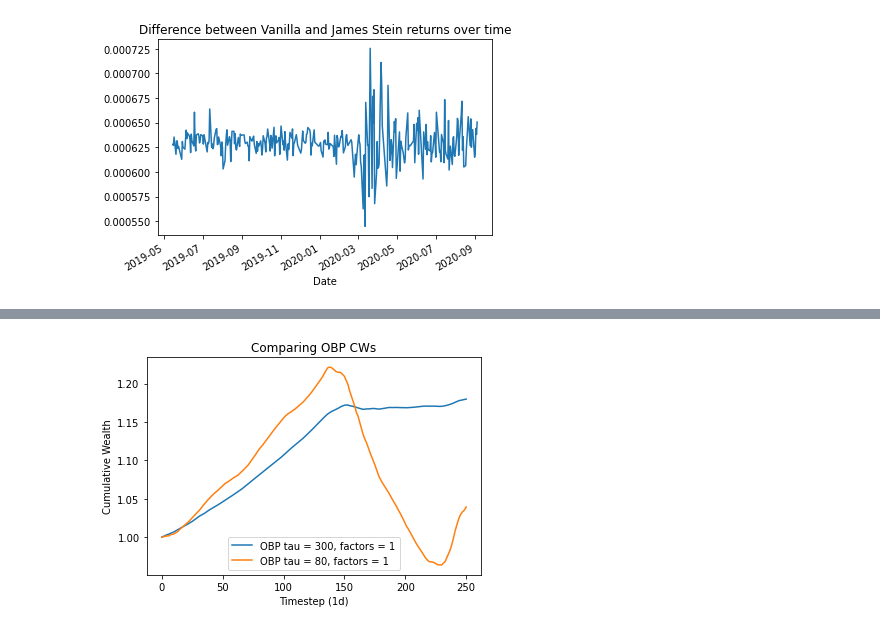
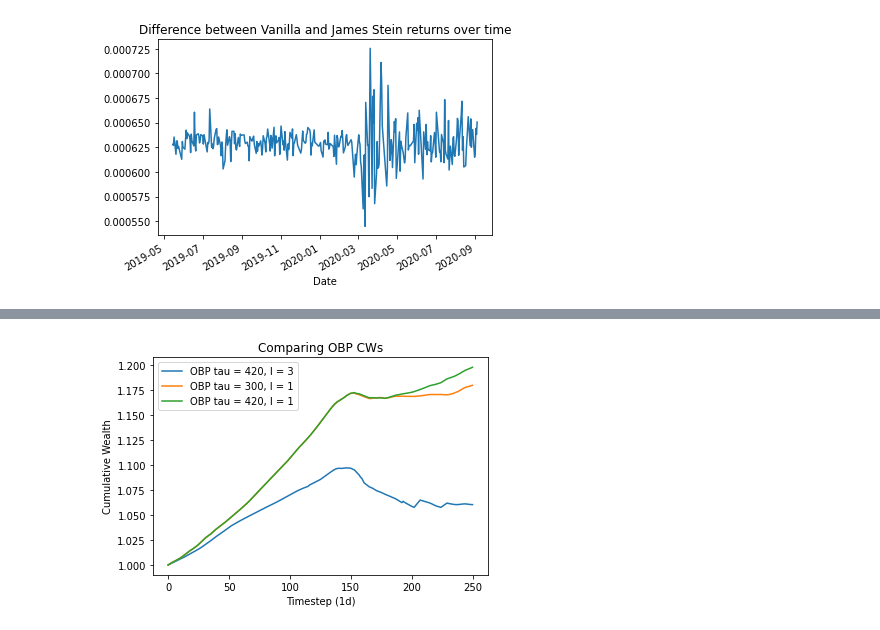
Before and after one commit to eptrn/Bandit-Algorithms, a Jupyter notebook: Bandit Orthogonal Portfolio.ipynb, the cells around one changed output, grey strips where cells are left out. Drawn from its saved outputs; the diff is of its cells as text; code cells hidden in the pictures.

```diff
--- a/Bandit Orthogonal Portfolio.ipynb
+++ b/Bandit Orthogonal Portfolio.ipynb
@@ -119,16 +120,0 @@ m = 250
-# %%
-# do the same as in the cell below but add a for loop for possible different values of l and save the l that yields the best Sharpe Ratio
-for l_t in range(1,n_assets):
-    SR_l = []
-    returns,returnsEW,CW_OBP,CW_EW,weights,choices_inf,choices_sup = run_obp(
-    interval=interval,tau=tau,l=l_t,m=m,
-    hist_start_time=hist_start_time,hist_end_time=hist_end_time,trade_start_time=trade_start_time,tickers=tickers)
-    mean_returns_obp = np.mean(returns)
-    std_obp = np.std(returns)
-    SR_obp = mean_returns_obp/std_obp
-    SR_l.append(SR_obp)
-    print('\n')
-    print(f"l = {l_t} : SR = {SR_obp}")
-    print('\n')
-optimal_l = np.argmax(SR_l) + 1
-print('Best l found :',optimal_l)
@@ -282,11 +216,21 @@ plt.title('Difference between Vanilla and James Stein returns over time')
 # %% [output]
 Text(0.5, 1.0, 'Difference between Vanilla and James Stein returns over time')
 [figure]
+# %%
+l=3
 # %%
-obp_test2 = OBP(interval,l,m,-220+tau,hist_start_time,hist_end_time,trade_start_time,tickers)
-obp_test1 = OBP(interval,l,m,tau,hist_start_time,hist_end_time,trade_start_time,tickers)
+obp_test2 = OBP(interval,l,m,tau,hist_start_time,hist_end_time,trade_start_time,tickers,False)
+obp_test1 = OBP(interval,l,m,tau,hist_start_time,hist_end_time,trade_start_time,tickers,False)
+obp_test3 = OBP(interval,l,m,tau,hist_start_time,hist_end_time,trade_start_time,tickers,False)
 # %%
+obp_test2.get_optimal_l()
+obp_test3.get_optimal_l()
+
+obp_test1.get_optimal_tau()
+obp_test3.get_optimal_tau()
+
 obp_test1.run_obp()
 obp_test2.run_obp()
+obp_test3.run_obp()
 # %% [output]
 Asset : ['AAPL', 'MSFT', 'GOOGL', 'AMZN', 'AI.PA', 'ORA.PA', 'TTE.PA', 'SW.PA', 'AC.PA']
@@ -296,11 +261,12 @@ Asset : ['AAPL', 'MSFT', 'GOOGL', 'AMZN', 'AI.PA', 'ORA.PA', 'TTE.PA', 'SW.PA',
 # %%
-# compare the two CWs
-plt.plot(np.arange(0,m+1,1),[1]+obp_test1.CW_OBP,label=f'OBP tau = {obp_test1.tau}, factors = {obp_test1.l}')
-plt.plot(np.arange(0,m+1,1),[1]+obp_test2.CW_OBP,label=f'OBP tau = {obp_test2.tau}, factors = {obp_test2.l}')
+# compare the CWs
+plt.plot(np.arange(0,m+1,1),[1]+obp_test1.CW_OBP,label=f'OBP tau = {obp_test1.tau}, l = {obp_test1.l}')
+plt.plot(np.arange(0,m+1,1),[1]+obp_test2.CW_OBP,label=f'OBP tau = {obp_test2.tau}, l = {obp_test2.l}')
+plt.plot(np.arange(0,m+1,1),[1]+obp_test3.CW_OBP,label=f'OBP tau = {obp_test3.tau}, l = {obp_test3.l}')
 plt.ylabel('Cumulative Wealth')
 plt.xlabel(f'Timestep ({interval})')
 plt.legend()
 plt.title('Comparing OBP CWs')
 plt.show()
 # %% [output]
-[figure, old version]
+[figure, new version]
```
Also changed, not shown: parts of 26 cells of this notebook, 8 other files.
